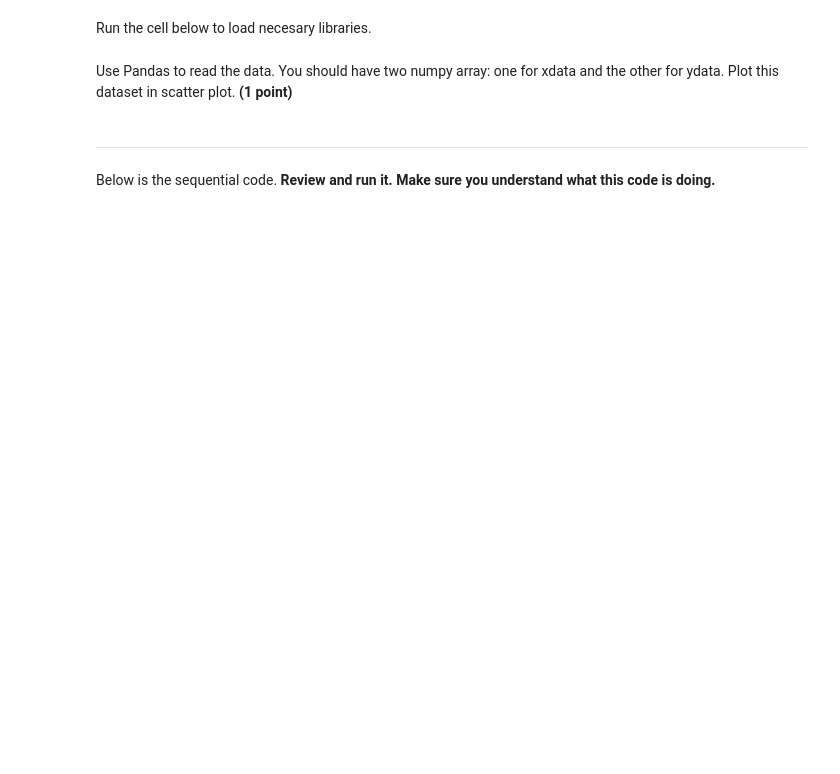
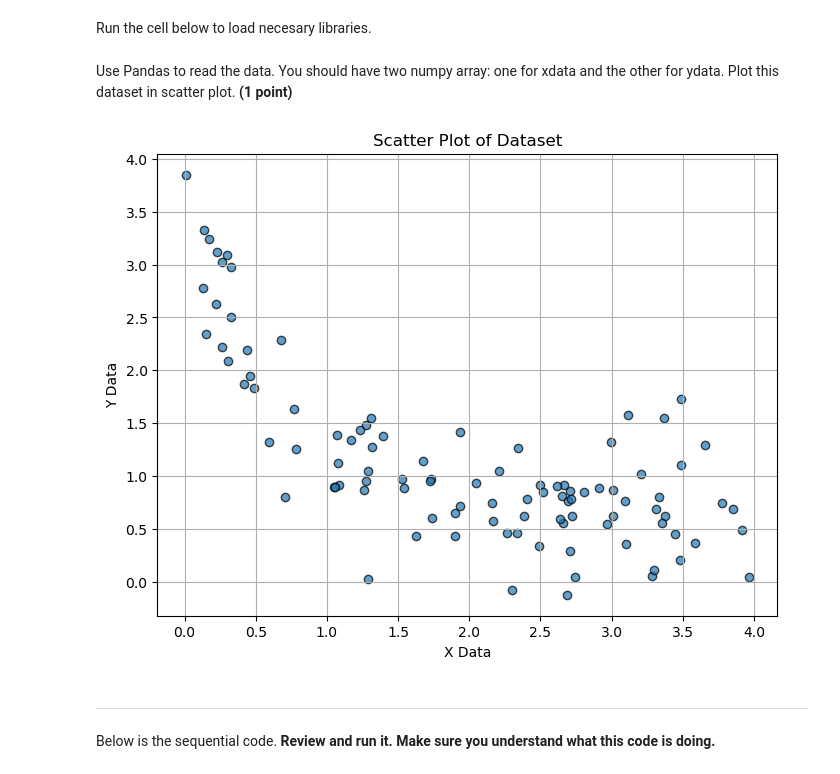
Before and after one commit to Justinwagner371/CMSE202-f25-turnin, a Jupyter notebook: hw-01/HW-01_GitPracticeDebuggingPythonPackagesAndClasses-SS25-STUDENT.ipynb, the cells around one changed output. Drawn from its saved outputs; the diff is of its cells as text; code cells hidden in the pictures; blank space fills up the shorter version.

```diff
--- a/hw-01/HW-01_GitPracticeDebuggingPythonPackagesAndClasses-SS25-STUDENT.ipynb
+++ b/hw-01/HW-01_GitPracticeDebuggingPythonPackagesAndClasses-SS25-STUDENT.ipynb
@@ -498,3 +491,21 @@ print(ydata)
+# %%
+# write your code in this cell
+
+file_path = "/home/wagne371/CMSE202/CMSE202-f25-turnin/hw-01/xy_dataset.csv"
+df = pd.read_csv(file_path)
+
+xdata = df.iloc[:, 0].values
+ydata = df.iloc[:, 1].values
+
+plt.figure(figsize=(8, 6))
+plt.scatter(xdata, ydata, alpha=0.7, edgecolors='black')
+plt.xlabel("X Data")
+plt.ylabel("Y Data")
+plt.title("Scatter Plot of Dataset")
+plt.grid(True)
+plt.show()
+# %% [output]
+[figure, added]
 # %% [markdown]
 ---
 Below is the sequential code. **Review and run it. Make sure you understand what this code is doing.**
```
Also changed, not shown: parts of 19 cells of this notebook, 2 other files.
